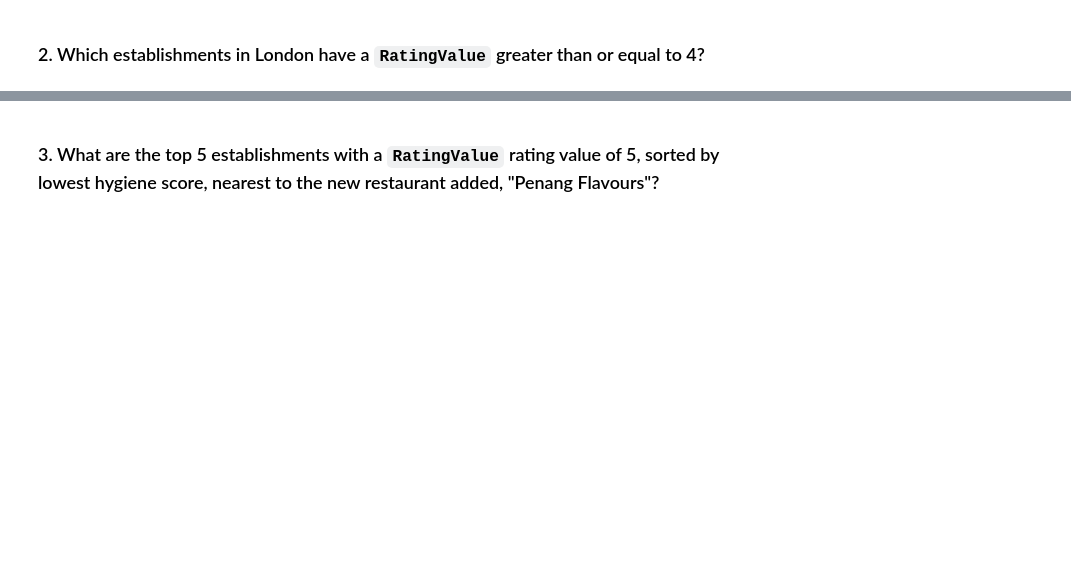
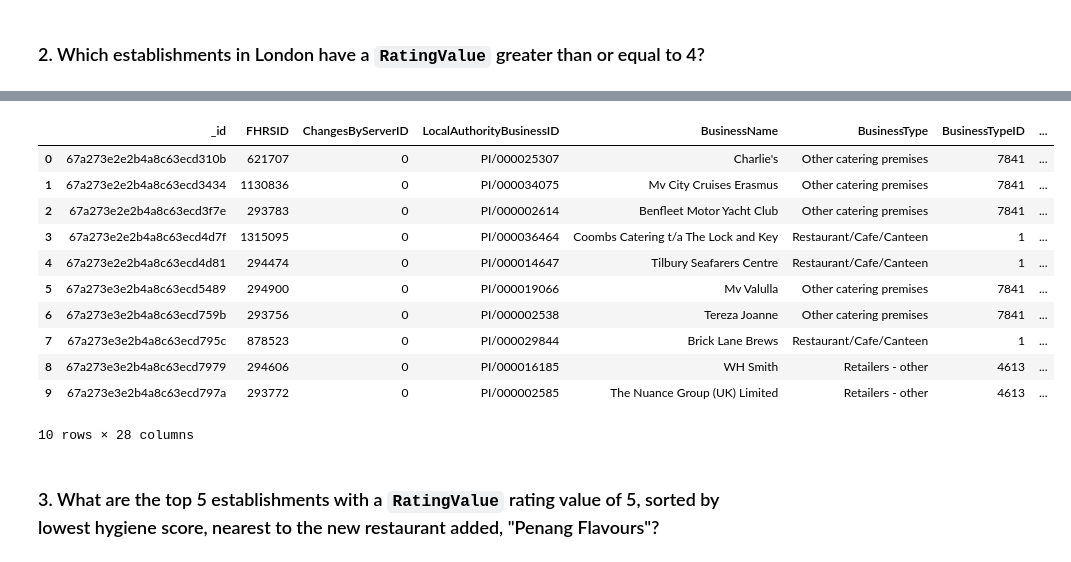
Before and after one commit to darren-coder/nosql-challenge, a Jupyter notebook: NoSQL_analysis_starter.ipynb, the cells around one changed output, grey strips where cells are left out. Cells and saved outputs as stored; diff of their text form; code cells hidden in the pictures; blank space fills up the shorter version.

```diff
--- a/NoSQL_analysis_starter.ipynb
+++ b/NoSQL_analysis_starter.ipynb
@@ -44,8 +78,13 @@ pprint(results[0])
 ### 2. Which establishments in London have a `RatingValue` greater than or equal to 4?
 # %%
 # Find the establishments with London as the Local Authority and has a RatingValue greater than or equal to 4.
-query = { ""}
-
+query = { 'LocalAuthorityName': {'$regex': 'London', '$options': 'i'},
+        'RatingValue': {'$gte': 4}}
+london_est = establishments.find(query)
 # Use count_documents to display the number of documents in the result
-
+london_count = establishments.count_documents(query)
+print(f"{london_count} establishments in London with Rating >= 4")
 # Display the first document in the results using pprint
+# first_doc = next(london_est, None)
+# pprint(first_doc)
+pprint(london_est[0])
@@ -52,6 +109,5 @@ query = { ""}
 # %%
 # Convert the result to a Pandas DataFrame
-
+london_df = pd.DataFrame(list(london_est))
 # Display the number of rows in the DataFrame
-
-# Display the first 10 rows of the DataFrame
+london_df.info()
@@ -58,2 +132,18 @@ query = { ""}
+# %%
+# Display the first 10 rows of the DataFrame
+london_df.head(10)
+# %% [output]
+|  | _id | FHRSID | ChangesByServerID | LocalAuthorityBusinessID | BusinessName | BusinessType | BusinessTypeID | ... |
+| 0 | 67a273e2e2b4a8c63ecd310b | 621707 | 0 | PI/000025307 | Charlie's | Other catering premises | 7841 | ... |
+| 1 | 67a273e2e2b4a8c63ecd3434 | 1130836 | 0 | PI/000034075 | Mv City Cruises Erasmus | Other catering premises | 7841 | ... |
+| 2 | 67a273e2e2b4a8c63ecd3f7e | 293783 | 0 | PI/000002614 | Benfleet Motor Yacht Club | Other catering premises | 7841 | ... |
+| 3 | 67a273e2e2b4a8c63ecd4d7f | 1315095 | 0 | PI/000036464 | Coombs Catering t/a The Lock and Key | Restaurant/Cafe/Canteen | 1 | ... |
+| 4 | 67a273e2e2b4a8c63ecd4d81 | 294474 | 0 | PI/000014647 | Tilbury Seafarers Centre | Restaurant/Cafe/Canteen | 1 | ... |
+| 5 | 67a273e3e2b4a8c63ecd5489 | 294900 | 0 | PI/000019066 | Mv Valulla | Other catering premises | 7841 | ... |
+| 6 | 67a273e3e2b4a8c63ecd759b | 293756 | 0 | PI/000002538 | Tereza Joanne | Other catering premises | 7841 | ... |
+| 7 | 67a273e3e2b4a8c63ecd795c | 878523 | 0 | PI/000029844 | Brick Lane Brews | Restaurant/Cafe/Canteen | 1 | ... |
+| 8 | 67a273e3e2b4a8c63ecd7979 | 294606 | 0 | PI/000016185 | WH Smith | Retailers - other | 4613 | ... |
+| 9 | 67a273e3e2b4a8c63ecd797a | 293772 | 0 | PI/000002585 | The Nuance Group (UK) Limited | Retailers - other | 4613 | ... |
+10 rows × 28 columns
 # %% [markdown]
 ### 3. What are the top 5 establishments with a `RatingValue` rating value of 5, sorted by lowest hygiene score, nearest to the new restaurant added, "Penang Flavours"?
```
Also changed, not shown: parts of 10 cells of this notebook, 3 other files.
